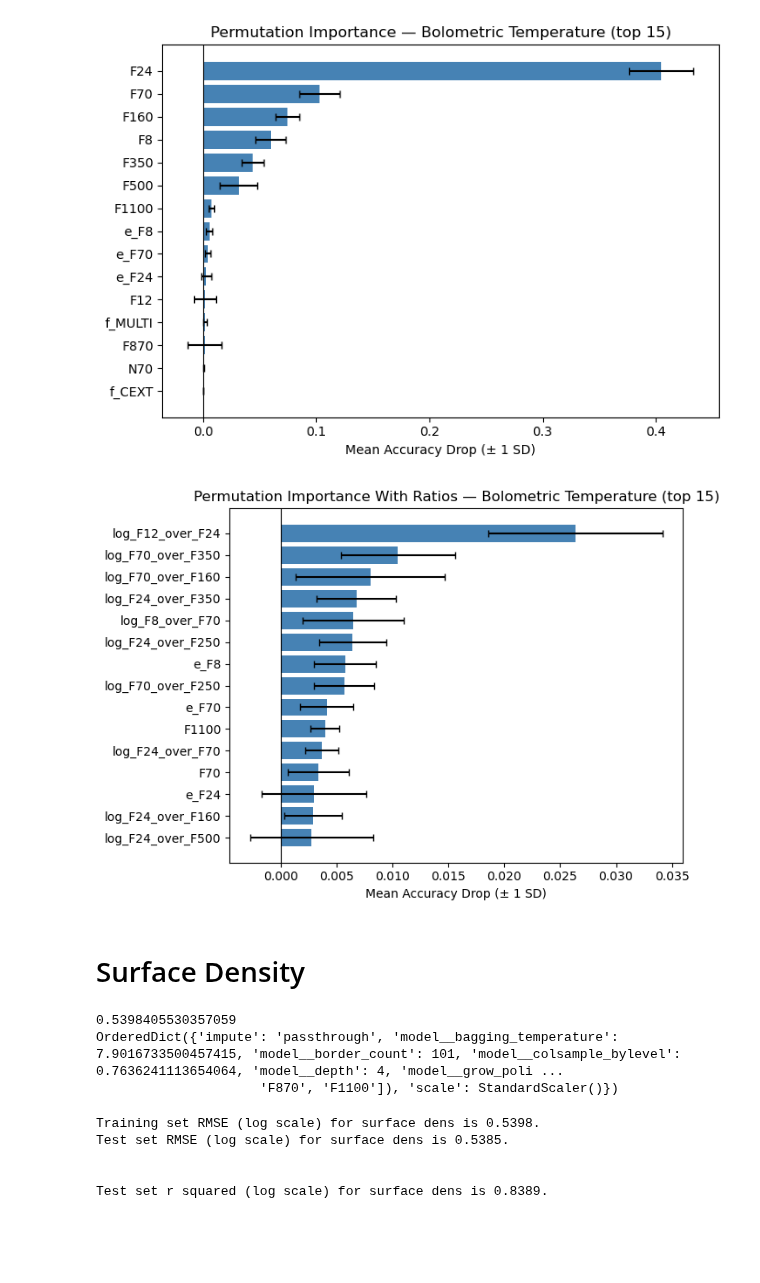
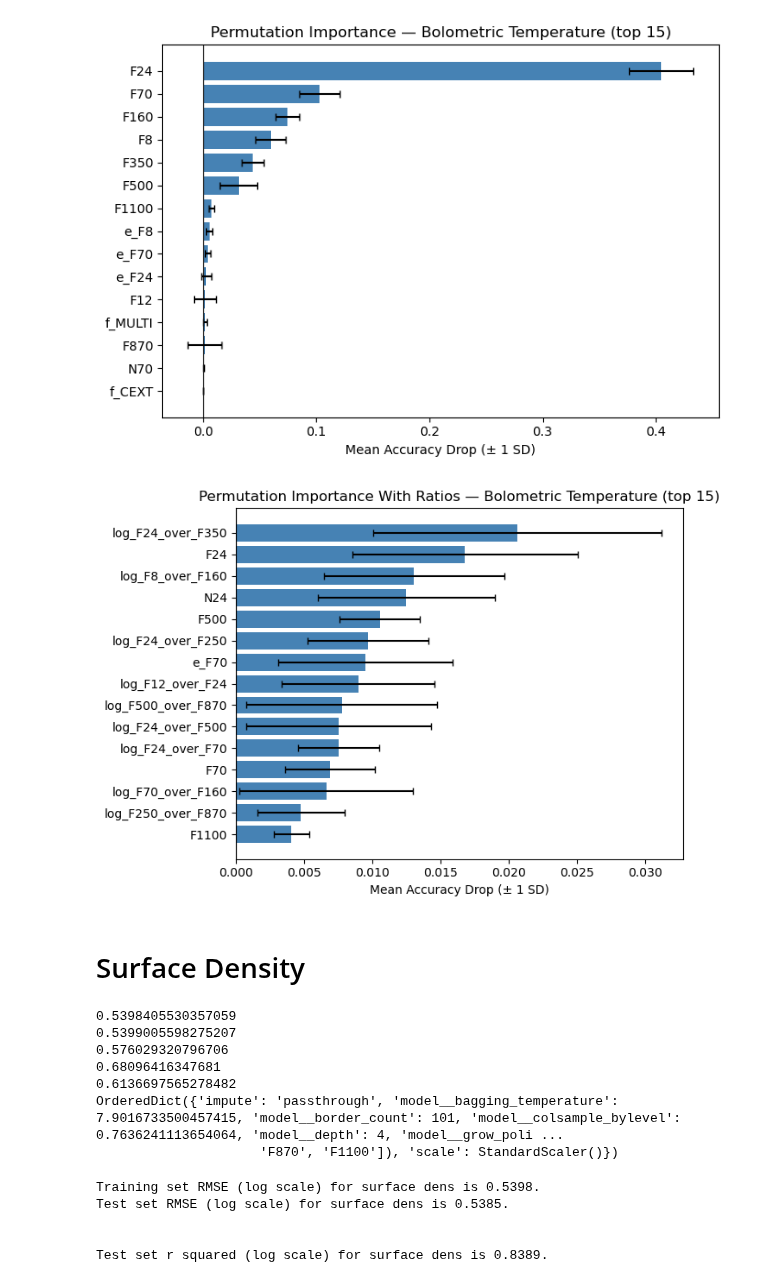
Before and after one commit to AlexEmert/Star-Formation-Research-Project-2026, a Jupyter notebook: pipeline/scripts/results_final_testing.ipynb, the cells around one changed output. Saved outputs shown, nothing was run; the diff lists cells and outputs as text; code cells hidden in the pictures; blank space fills up the shorter version.

Commit message:
variety of plots and results and stuff

```diff
--- a/pipeline/scripts/results_final_testing.ipynb
+++ b/pipeline/scripts/results_final_testing.ipynb
@@ -570,7 +631,7 @@ print(tbol_results['cat_params'])
 OrderedDict({'impute': 'passthrough', 'model__bagging_temperature': 4.285468582020602, 'model__border_count': 32, 'model__colsample_bylevel': 0.05, 'model__depth': 10, 'model__grow_policy': 'Symmetric ...
                         'F500', 'F870', 'F1100']), 'scale': RobustScaler()})
 # %%
-y_tbol = (phot['T_BOL'])
+y_tbol = phot['T_BOL']
 
 tbol_X_train, tbol_X_test, tbol_y_train, tbol_y_test = train_test_split(X, y_tbol, test_size = 0.2, random_state=2026)
 
@@ -646,37 +707,37 @@ plt.show()
 phot_for_perm = X.copy()
 for top, bottom in itertools.combinations(flux_cols, 2):
     new_col_name = f"log_{top}_over_{bottom}"
     phot_for_perm[new_col_name] = np.log(phot_for_perm[top] / phot_for_perm[bottom])
 perm_tbol_X_train, perm_tbol_X_test, perm_tbol_y_train, perm_tbol_y_test = train_test_split(phot_for_perm, y_tbol, test_size = 0.2, random_state=2026)
 perm_tbol_pipe = Pipeline([
     ('impute', SimpleImputer()),
     ('scale', RobustScaler()),
     ('model', CatBoostRegressor(random_state=2026, verbose=0, thread_count=-1, loss_function='RMSE'))
 ])
-if 'ratio' in tbol_results['cat_params']:
-    del tbol_results['cat_params']['ratio']
-perm_tbol_pipe.set_params(**tbol_results['cat_params'])
+# if 'ratio' in tbol_results['cat_params']:
+#     del tbol_results['cat_params']['ratio']
+# perm_tbol_pipe.set_params(**tbol_results['cat_params'])
 perm_tbol_pipe.fit(perm_tbol_X_train, perm_tbol_y_train)
 perm_tbol_with_ratios = permutation_importance(
     perm_tbol_pipe, perm_tbol_X_test, perm_tbol_y_test,
     n_repeats=10, random_state=2026, n_jobs=-1
 )
 perm_tbol_ratios_df = (pd.DataFrame({
     'feature': perm_tbol_X_test.columns,
     'mean': perm_tbol_with_ratios.importances_mean,
     'std':  perm_tbol_with_ratios.importances_std
 }).sort_values('mean', ascending=False).head(15))
 
 fig, ax = plt.subplots(figsize=(7, 5))
 ax.barh(perm_tbol_ratios_df['feature'][::-1], perm_tbol_ratios_df['mean'][::-1],
         xerr=perm_tbol_ratios_df['std'][::-1], color='steelblue', capsize=3)
 ax.axvline(0, color='black', linewidth=0.8)
 ax.set_xlabel('Mean Accuracy Drop (± 1 SD)')
 ax.set_title('Permutation Importance With Ratios — Bolometric Temperature (top 15)')
 plt.tight_layout()
 plt.show()
 # %% [output]
-[figure, old version]
+[figure, new version]
 # %% [markdown]
 # Surface Density
 # %%
@@ -684,13 +745,17 @@ with open(here("pipeline/results", "SURF_DENS_results.pkl"), 'rb') as file:
     dens_results = pickle.load(file)
 
 print(dens_results['cat_log_CV'])
-# print(dens_results['xgb_log_CV'])
-# print(dens_results['rf_log_CV'])
-# print(dens_results['tree_log_CV'])
-# print(dens_results['svr_log_CV'])
+print(dens_results['xgb_log_CV'])
+print(dens_results['rf_log_CV'])
+print(dens_results['tree_log_CV'])
+print(dens_results['svr_log_CV'])
 print(dens_results['cat_log_params'])
 # %% [output]
 0.5398405530357059
+0.5399005598275207
+0.576029320796706
+0.68096416347681
+0.6136697565278482
 OrderedDict({'impute': 'passthrough', 'model__bagging_temperature': 7.9016733500457415, 'model__border_count': 101, 'model__colsample_bylevel': 0.7636241113654064, 'model__depth': 4, 'model__grow_poli ...
                      'F870', 'F1100']), 'scale': StandardScaler()})
 # %%
```
Also changed, not shown: parts of 9 cells of this notebook, 15 other files.
